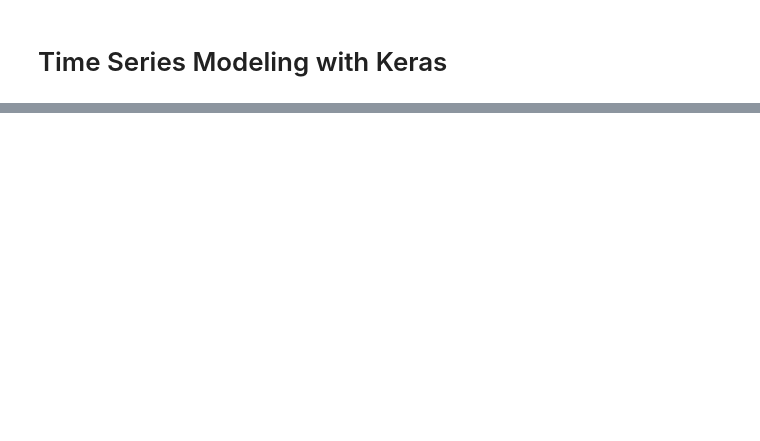
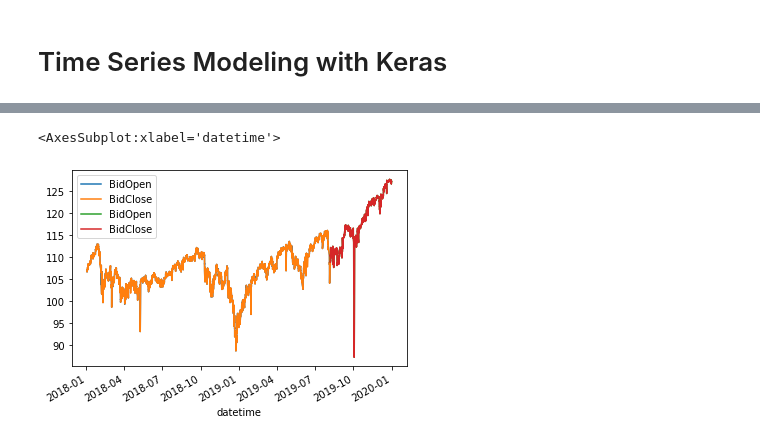
Before and after one commit to jirvingphd/capstone-project-using-trumps-tweets-to-predict-stock-market, a Jupyter notebook: stock_time_series_keras.ipynb, the cells around one changed output, grey strips where cells are left out. Drawn from its saved outputs; the diff is of its cells as text; code cells hidden in the pictures; blank space fills up the shorter version.

```diff
--- a/stock_time_series_keras.ipynb
+++ b/stock_time_series_keras.ipynb
@@ -136,0 +185,12 @@ functions_used=[ji.load_processed_stock_data, # This script combines the oriigna
+# %%
+int_split = round(len(stock_ts)*.8)
+train = stock_ts.iloc[:int_split]
+test = stock_ts.iloc[int_split:]
+
+fig,ax= plt.subplots()
+
+train.plot(ax=ax)
+test.plot(ax=ax)
+# %% [output]
+<AxesSubplot:xlabel='datetime'>
+[figure, added]
```
Also changed, not shown: parts of 27 cells of this notebook, 1 other file.
